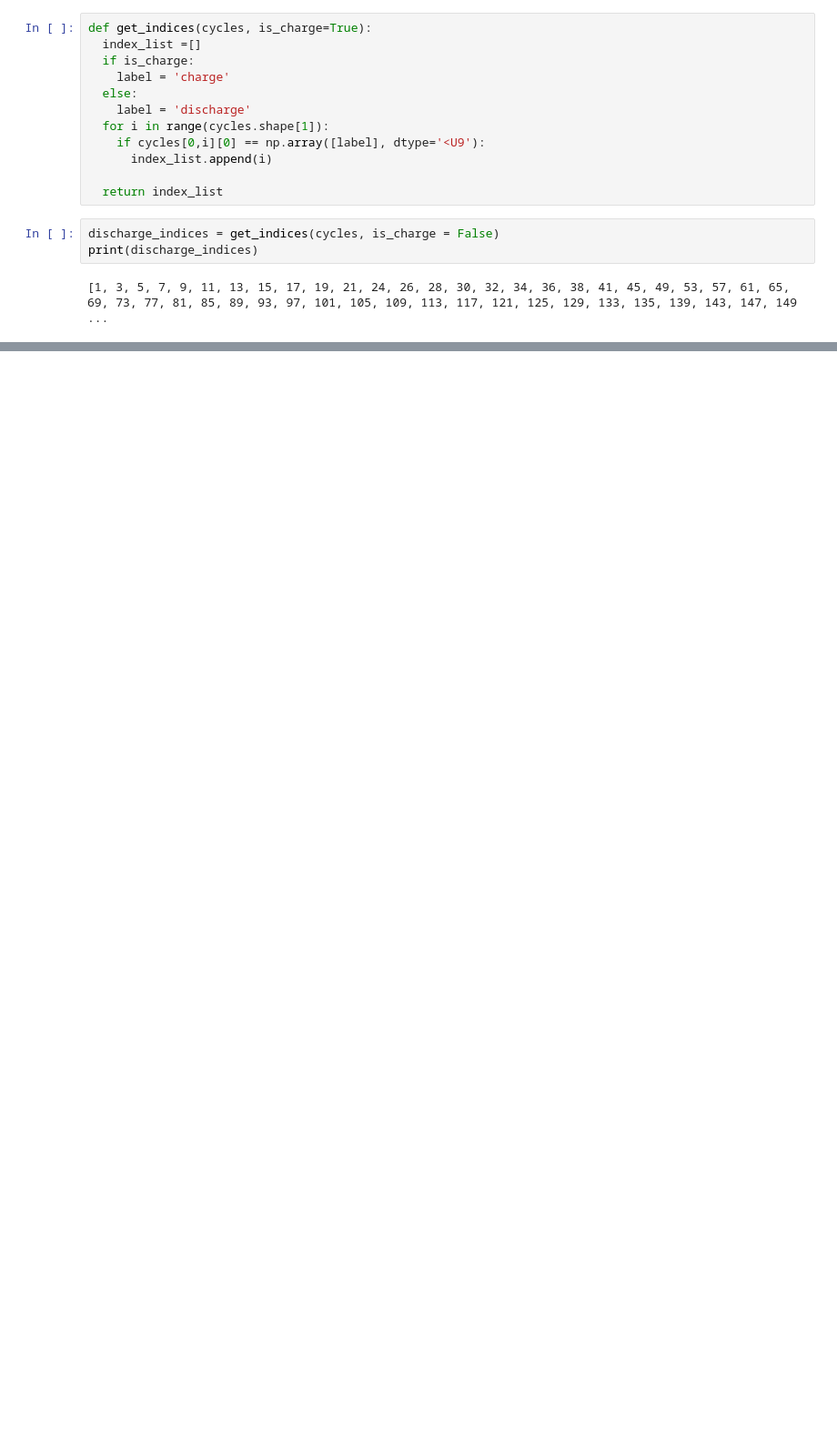
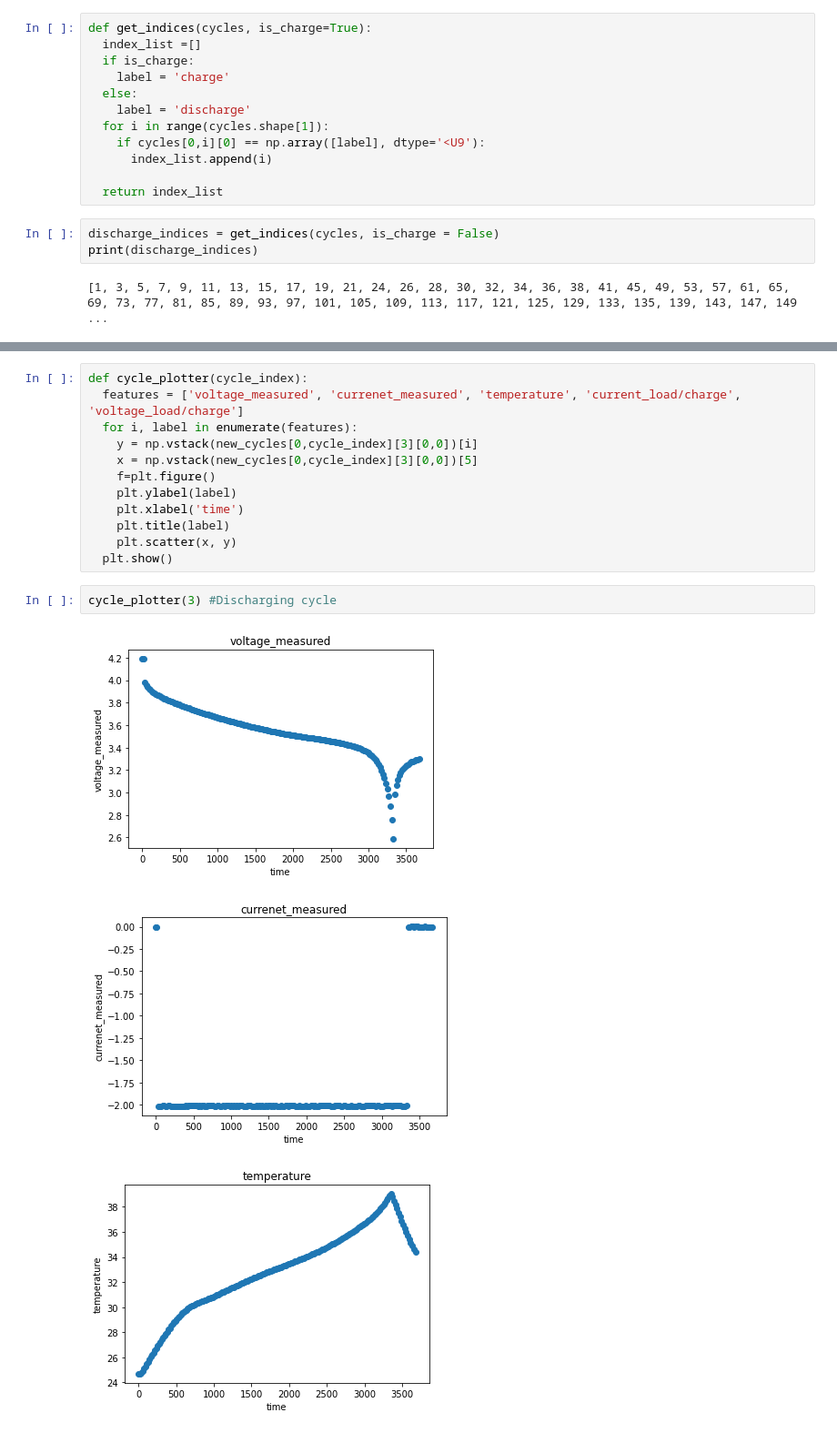
Before and after one commit to natskiu/Nasa-Battery, a Jupyter notebook: Data_Visualisation.ipynb, the cells around one changed output, grey strips where cells are left out. Shown: that part at 91% size. Cells and saved outputs as stored; diff of their text form; blank space fills up the shorter version.

```diff
--- a/Data_Visualisation.ipynb
+++ b/Data_Visualisation.ipynb
@@ -129,0 +131,18 @@ ValueError: ignored
+# %%
+def cycle_plotter(cycle_index):
+  features = ['voltage_measured', 'currenet_measured', 'temperature', 'current_load/charge', 'voltage_load/charge']
+  for i, label in enumerate(features):
+    y = np.vstack(new_cycles[0,cycle_index][3][0,0])[i]
+    x = np.vstack(new_cycles[0,cycle_index][3][0,0])[5]
+    f=plt.figure()
+    plt.ylabel(label)
+    plt.xlabel('time')
+    plt.title(label)
+    plt.scatter(x, y)
+  plt.show()
+# %%
+cycle_plotter(3) #Discharging cycle
+# %% [output]
+[figure, added]
+[figure, added]
+[figure, added]
```
Also changed, not shown: parts of 17 cells of this notebook.
